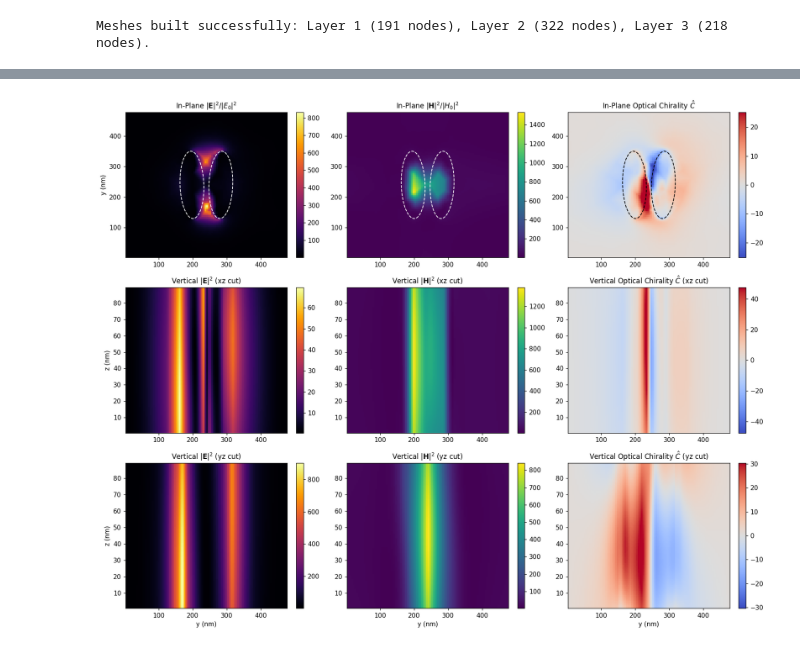
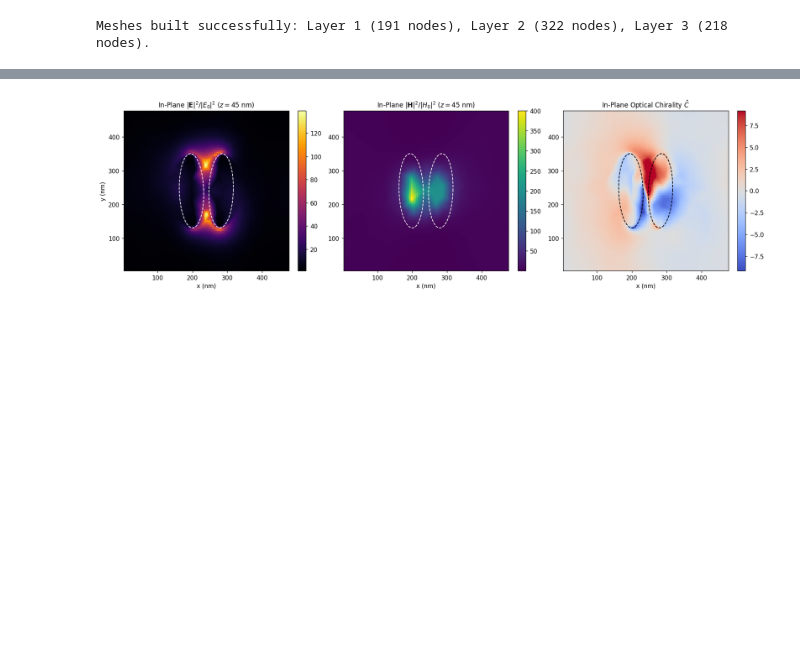
Before and after one commit to gevero/EMUstack, a Jupyter notebook: examples_netgen/Chiral_qBIC_Optical_Chirality.ipynb, the cells around one changed output, grey strips where cells are left out. Drawn from its saved outputs; the diff is of its cells as text; code cells hidden in the pictures; blank space fills up the shorter version.

Commit message:
refactor(examples): streamline chiral qBIC with native parallel adaptive sampling and in-plane fields

```diff
--- a/examples_netgen/Chiral_qBIC_Optical_Chirality.ipynb
+++ b/examples_netgen/Chiral_qBIC_Optical_Chirality.ipynb
@@ -28,9 +28,13 @@ import sys
 import numpy as np
 import matplotlib.pyplot as plt
 import adaptive
+from adaptive.learner.learner1D import curvature_loss_function
+import loky
+import xarray as xr
 
-from EMUstack.backend import materials, objects, plotting, stack
-objects.default_mesher = 'netgen'  # In-memory Netgen CSG meshing
+import EMUstack
+from EMUstack.backend import objects, stack, materials, plotting
+from EMUstack.backend.data.meshes import chiral_qbic_gorkunov
 # %% [output]
 ##################################################################
 EMUstack is brought to you by Bjorn Sturmberg, Kokou Dossou,
@@ -247,100 +253,57 @@ Field bundles computed successfully for xy, xz, and yz planes.
 # %%
-grid_n = 100
+grid_n = 120
 u_norm = np.linspace(0.01, 0.99, grid_n)
 v_norm = np.linspace(0.01, 0.99, grid_n)
-z_vals = np.linspace(1.0, 89.0, grid_n)
 
-# 1. In-plane xy coordinates (evaluated on normalized [0,1], plotted in nm)
+# In-plane xy coordinates (evaluated on normalized [0,1], plotted in nm)
 U_xy, V_xy = np.meshgrid(u_norm, v_norm)
 X_xy = U_xy * period
 Y_xy = V_xy * period
 
 E2_xy = bundle_xy.AbsE(U_xy, V_xy)**2
 H2_xy = bundle_xy.AbsH(U_xy, V_xy)**2
 C_hat_xy = bundle_xy.chirality_enhancement(U_xy, V_xy)
-
-# 2. Vertical xz coordinates
-U_xz, Z_xz = np.meshgrid(u_norm, z_vals)
-X_xz = U_xz * period
-E2_xz = bundle_xz.AbsE(U_xz, Z_xz)**2
-H2_xz = bundle_xz.AbsH(U_xz, Z_xz)**2
-C_hat_xz = bundle_xz.chirality_enhancement(U_xz, Z_xz)
-
-# 3. Vertical yz coordinates
-U_yz, Z_yz = np.meshgrid(v_norm, z_vals)
-Y_yz = U_yz * period
-E2_yz = bundle_yz.AbsE(U_yz, Z_yz)**2
-H2_yz = bundle_yz.AbsH(U_yz, Z_yz)**2
-C_hat_yz = bundle_yz.chirality_enhancement(U_yz, Z_yz)
 
 # Parametric boundaries of dielectric bars for xy overlay
 w = 70.0; l = 220.0; gap = 15.0
 sep = w + gap
 c1 = (period * 0.5 - 0.5 * sep, period * 0.5)
 c2 = (period * 0.5 + 0.5 * sep, period * 0.5)
 rot1 = +0.5 * np.deg2rad(theta)
 rot2 = -0.5 * np.deg2rad(theta)
 rx = w / 2.0; ry = l / 2.0
 t_phi = np.linspace(0, 2*np.pi, 200)
 
 e1_x = c1[0] + rx * np.cos(t_phi) * np.cos(rot1) - ry * np.sin(t_phi) * np.sin(rot1)
 e1_y = c1[1] + rx * np.cos(t_phi) * np.sin(rot1) + ry * np.sin(t_phi) * np.cos(rot1)
 e2_x = c2[0] + rx * np.cos(t_phi) * np.cos(rot2) - ry * np.sin(t_phi) * np.sin(rot2)
 e2_y = c2[1] + rx * np.cos(t_phi) * np.sin(rot2) + ry * np.sin(t_phi) * np.cos(rot2)
 
-fig, axes = plt.subplots(3, 3, figsize=(15, 12), dpi=110)
+fig, axes = plt.subplots(1, 3, figsize=(16, 4.8), dpi=110)
 
-# Row 1: In-Plane (xy)
-im00 = axes[0, 0].pcolormesh(X_xy, Y_xy, E2_xy, cmap='inferno', shading='auto')
-axes[0, 0].plot(e1_x, e1_y, 'w--', lw=1.2); axes[0, 0].plot(e2_x, e2_y, 'w--', lw=1.2)
-axes[0, 0].set_title(r'In-Plane $|\mathbf{E}|^2 / |E_0|^2$', fontsize=11)
-axes[0, 0].set_ylabel('y (nm)')
-plt.colorbar(im00, ax=axes[0, 0], fraction=0.046)
+# Panel 1: Electric Field Intensity |E|^2 / |E0|^2
+im0 = axes[0].pcolormesh(X_xy, Y_xy, E2_xy, cmap='inferno', shading='auto')
+axes[0].plot(e1_x, e1_y, 'w--', lw=1.2); axes[0].plot(e2_x, e2_y, 'w--', lw=1.2)
+axes[0].set_title(r'In-Plane $|\mathbf{E}|^2 / |E_0|^2$ ($z = 45$ nm)', fontsize=11)
+axes[0].set_xlabel('x (nm)'); axes[0].set_ylabel('y (nm)')
+plt.colorbar(im0, ax=axes[0], fraction=0.046)
 
-im01 = axes[0, 1].pcolormesh(X_xy, Y_xy, H2_xy, cmap='viridis', shading='auto')
-axes[0, 1].plot(e1_x, e1_y, 'w--', lw=1.2); axes[0, 1].plot(e2_x, e2_y, 'w--', lw=1.2)
-axes[0, 1].set_title(r'In-Plane $|\mathbf{H}|^2 / |H_0|^2$', fontsize=11)
-plt.colorbar(im01, ax=axes[0, 1], fraction=0.046)
+# Panel 2: Magnetic Field Intensity |H|^2 / |H0|^2
+im1 = axes[1].pcolormesh(X_xy, Y_xy, H2_xy, cmap='viridis', shading='auto')
+axes[1].plot(e1_x, e1_y, 'w--', lw=1.2); axes[1].plot(e2_x, e2_y, 'w--', lw=1.2)
+axes[1].set_title(r'In-Plane $|\mathbf{H}|^2 / |H_0|^2$ ($z = 45$ nm)', fontsize=11)
+axes[1].set_xlabel('x (nm)')
+plt.colorbar(im1, ax=axes[1], fraction=0.046)
 
+# Panel 3: Optical Chirality Enhancement C_hat
 c_lim_xy = float(np.nanpercentile(np.abs(C_hat_xy), 99.0))
-im02 = axes[0, 2].pcolormesh(X_xy, Y_xy, C_hat_xy, cmap='coolwarm', vmin=-c_lim_xy, vmax=c_lim_xy, shading='auto')
-axes[0, 2].plot(e1_x, e1_y, 'k--', lw=1.2); axes[0, 2].plot(e2_x, e2_y, 'k--', lw=1.2)
-axes[0, 2].set_title(r'In-Plane Optical Chirality $\hat{C}$', fontsize=11)
-plt.colorbar(im02, ax=axes[0, 2], fraction=0.046)
-
-# Row 2: Vertical Cross-Section (xz)
-im10 = axes[1, 0].pcolormesh(X_xz, Z_xz, E2_xz, cmap='inferno', shading='auto')
-axes[1, 0].set_title(r'Vertical $|\mathbf{E}|^2$ (xz cut)', fontsize=11)
-axes[1, 0].set_ylabel('z (nm)')
-plt.colorbar(im10, ax=axes[1, 0], fraction=0.046)
-
-im11 = axes[1, 1].pcolormesh(X_xz, Z_xz, H2_xz, cmap='viridis', shading='auto')
-axes[1, 1].set_title(r'Vertical $|\mathbf{H}|^2$ (xz cut)', fontsize=11)
-plt.colorbar(im11, ax=axes[1, 1], fraction=0.046)
-
-c_lim_xz = float(np.nanpercentile(np.abs(C_hat_xz), 99.0))
-im12 = axes[1, 2].pcolormesh(X_xz, Z_xz, C_hat_xz, cmap='coolwarm', vmin=-c_lim_xz, vmax=c_lim_xz, shading='auto')
-axes[1, 2].set_title(r'Vertical Optical Chirality $\hat{C}$ (xz cut)', fontsize=11)
-plt.colorbar(im12, ax=axes[1, 2], fraction=0.046)
-
-# Row 3: Vertical Cross-Section (yz)
-im20 = axes[2, 0].pcolormesh(Y_yz, Z_yz, E2_yz, cmap='inferno', shading='auto')
-axes[2, 0].set_title(r'Vertical $|\mathbf{E}|^2$ (yz cut)', fontsize=11)
-axes[2, 0].set_xlabel('y (nm)'); axes[2, 0].set_ylabel('z (nm)')
-plt.colorbar(im20, ax=axes[2, 0], fraction=0.046)
-
-im21 = axes[2, 1].pcolormesh(Y_yz, Z_yz, H2_yz, cmap='viridis', shading='auto')
-axes[2, 1].set_title(r'Vertical $|\mathbf{H}|^2$ (yz cut)', fontsize=11)
-axes[2, 1].set_xlabel('y (nm)')
-plt.colorbar(im21, ax=axes[2, 1], fraction=0.046)
-
-c_lim_yz = float(np.nanpercentile(np.abs(C_hat_yz), 99.0))
-im22 = axes[2, 2].pcolormesh(Y_yz, Z_yz, C_hat_yz, cmap='coolwarm', vmin=-c_lim_yz, vmax=c_lim_yz, shading='auto')
-axes[2, 2].set_title(r'Vertical Optical Chirality $\hat{C}$ (yz cut)', fontsize=11)
-axes[2, 2].set_xlabel('y (nm)')
-plt.colorbar(im22, ax=axes[2, 2], fraction=0.046)
+im2 = axes[2].pcolormesh(X_xy, Y_xy, C_hat_xy, cmap='coolwarm', vmin=-c_lim_xy, vmax=c_lim_xy, shading='auto')
+axes[2].plot(e1_x, e1_y, 'k--', lw=1.2); axes[2].plot(e2_x, e2_y, 'k--', lw=1.2)
+axes[2].set_title(r'In-Plane Optical Chirality $\hat{C}$', fontsize=11)
+axes[2].set_xlabel('x (nm)')
+plt.colorbar(im2, ax=axes[2], fraction=0.046)
 
 plt.tight_layout()
 plt.show()
 # %% [output]
-[figure, old version]
+[figure, new version]
```
Also changed, not shown: parts of 18 cells of this notebook.
